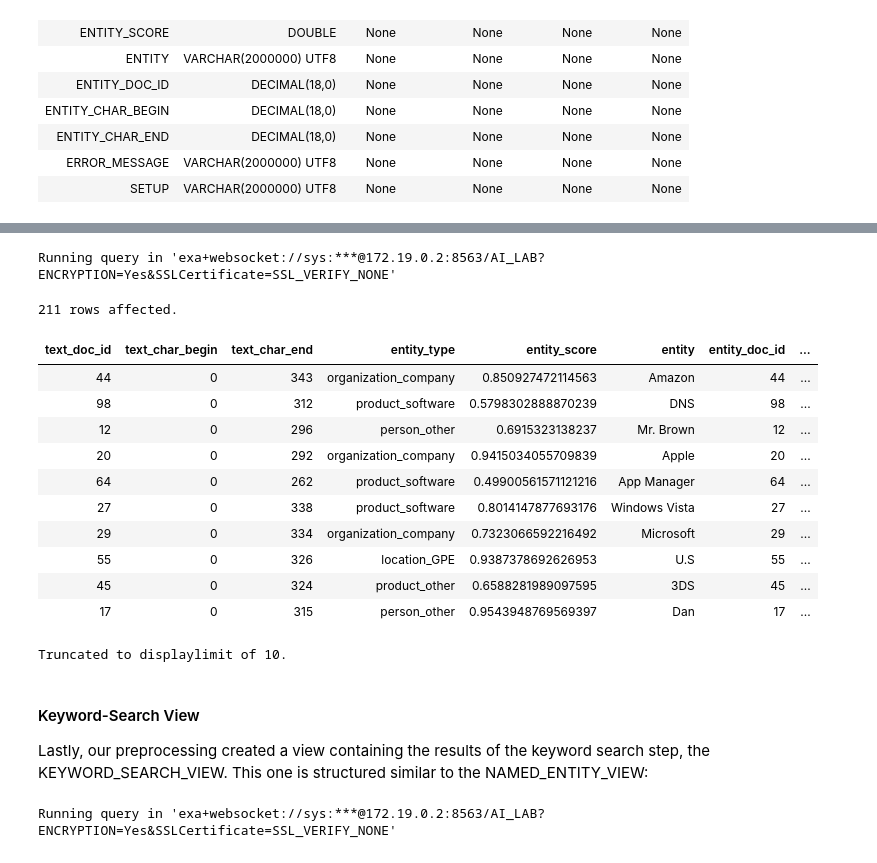
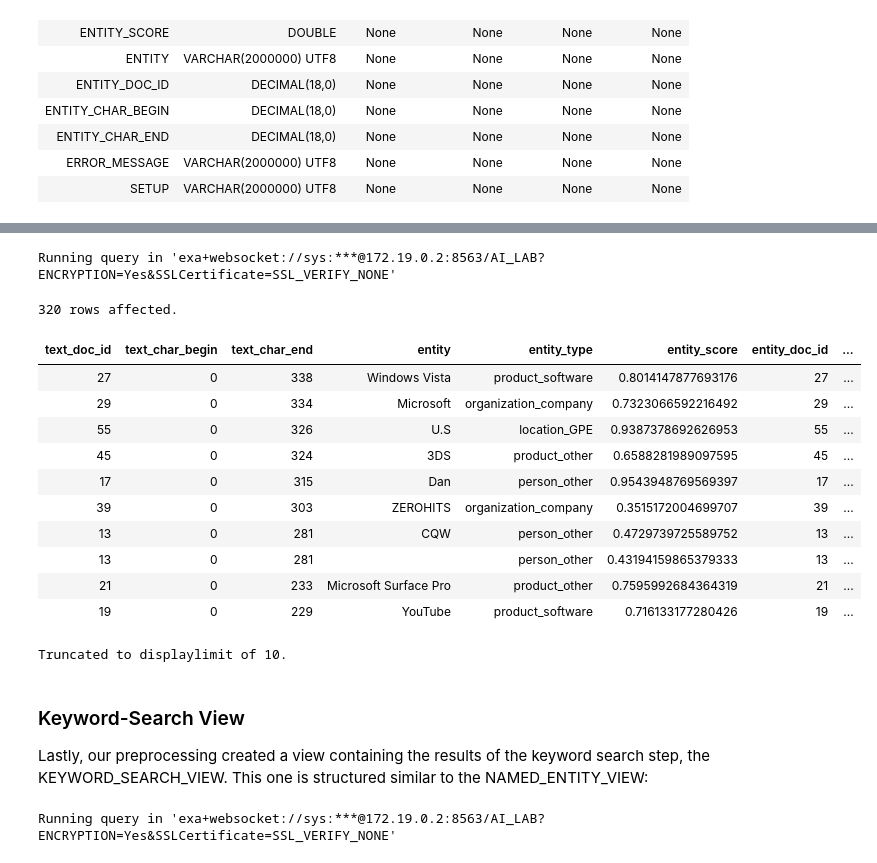
Before and after one commit to exasol/ai-lab, a Jupyter notebook: exasol/ds/sandbox/runtime/ansible/roles/jupyter/files/notebook/text_ai/txaie_preprocessing.ipynb, the cells around one changed output, grey strips where cells are left out. Drawn from its saved outputs; the diff is of its cells as text; code cells hidden in the pictures.

```diff
--- a/exasol/ds/sandbox/runtime/ansible/roles/jupyter/files/notebook/text_ai/txaie_preprocessing.ipynb
+++ b/exasol/ds/sandbox/runtime/ansible/roles/jupyter/files/notebook/text_ai/txaie_preprocessing.ipynb
@@ -503,24 +512,32 @@ The NAMED_ENTITY_VIEW also includes an error message column and a setup column l
 %config SqlMagic.displaylimit = 10 # we set this lower so the show only a preview of the views
 # %%
 %%sql
-SELECT * FROM NAMED_ENTITY_VIEW
+SELECT TEXT_DOC_ID,
+    TEXT_CHAR_BEGIN,
+    TEXT_CHAR_END,
+    ENTITY,
+    ENTITY_TYPE,
+    ENTITY_SCORE,
+    ENTITY_DOC_ID,
+    ENTITY_CHAR_BEGIN,
+    ENTITY_CHAR_END FROM NAMED_ENTITY_VIEW
 # %% [output]
 Running query in 'exa+websocket://sys:***@172.19.0.2:8563/AI_LAB?ENCRYPTION=Yes&SSLCertificate=SSL_VERIFY_NONE'
-211 rows affected.
+320 rows affected.
-| text_doc_id | text_char_begin | text_char_end | entity_type | entity_score | entity | entity_doc_id | ... |
-| 44 | 0 | 343 | organization_company | 0.850927472114563 | Amazon | 44 | ... |
-| 98 | 0 | 312 | product_software | 0.5798302888870239 | DNS | 98 | ... |
-| 12 | 0 | 296 | person_other | 0.6915323138237 | Mr. Brown | 12 | ... |
-| 20 | 0 | 292 | organization_company | 0.9415034055709839 | Apple | 20 | ... |
-| 64 | 0 | 262 | product_software | 0.49900561571121216 | App Manager | 64 | ... |
-| 27 | 0 | 338 | product_software | 0.8014147877693176 | Windows Vista | 27 | ... |
-| 29 | 0 | 334 | organization_company | 0.7323066592216492 | Microsoft | 29 | ... |
-| 55 | 0 | 326 | location_GPE | 0.9387378692626953 | U.S | 55 | ... |
-| 45 | 0 | 324 | product_other | 0.6588281989097595 | 3DS | 45 | ... |
-| 17 | 0 | 315 | person_other | 0.9543948769569397 | Dan | 17 | ... |
+| text_doc_id | text_char_begin | text_char_end | entity | entity_type | entity_score | entity_doc_id | ... |
+| 27 | 0 | 338 | Windows Vista | product_software | 0.8014147877693176 | 27 | ... |
+| 29 | 0 | 334 | Microsoft | organization_company | 0.7323066592216492 | 29 | ... |
+| 55 | 0 | 326 | U.S | location_GPE | 0.9387378692626953 | 55 | ... |
+| 45 | 0 | 324 | 3DS | product_other | 0.6588281989097595 | 45 | ... |
+| 17 | 0 | 315 | Dan | person_other | 0.9543948769569397 | 17 | ... |
+| 39 | 0 | 303 | ZEROHITS | organization_company | 0.3515172004699707 | 39 | ... |
+| 13 | 0 | 281 | CQW | person_other | 0.4729739725589752 | 13 | ... |
+| 13 | 0 | 281 |  | person_other | 0.43194159865379333 | 13 | ... |
+| 21 | 0 | 233 | Microsoft Surface Pro | product_other | 0.7595992684364319 | 21 | ... |
+| 19 | 0 | 229 | YouTube | product_software | 0.716133177280426 | 19 | ... |
 Truncated to displaylimit of 10.
 # %% [markdown]
-#### Keyword-Search View
+### Keyword-Search View
 
 Lastly, our preprocessing created a view containing the results of the keyword search step, the KEYWORD_SEARCH_VIEW. This one is structured similar to the NAMED_ENTITY_VIEW:
 # %%
```
Also changed, not shown: parts of 71 cells of this notebook, 20 other files.
